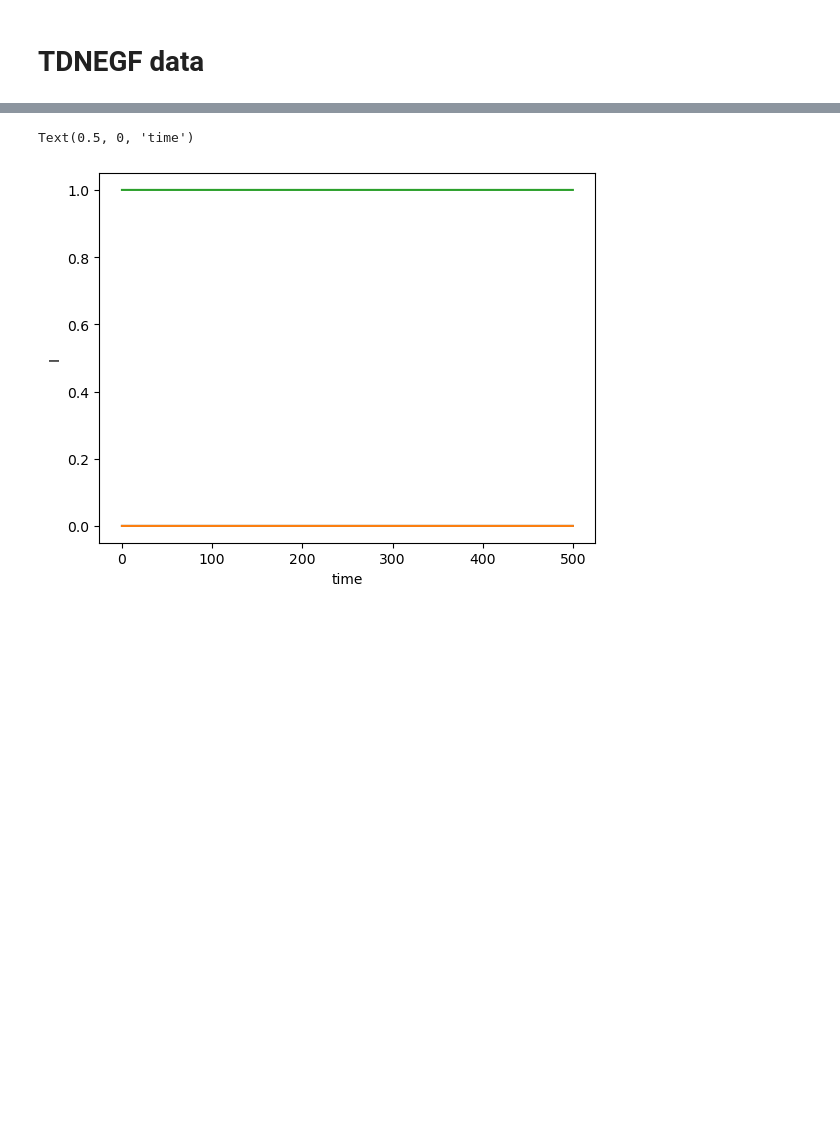
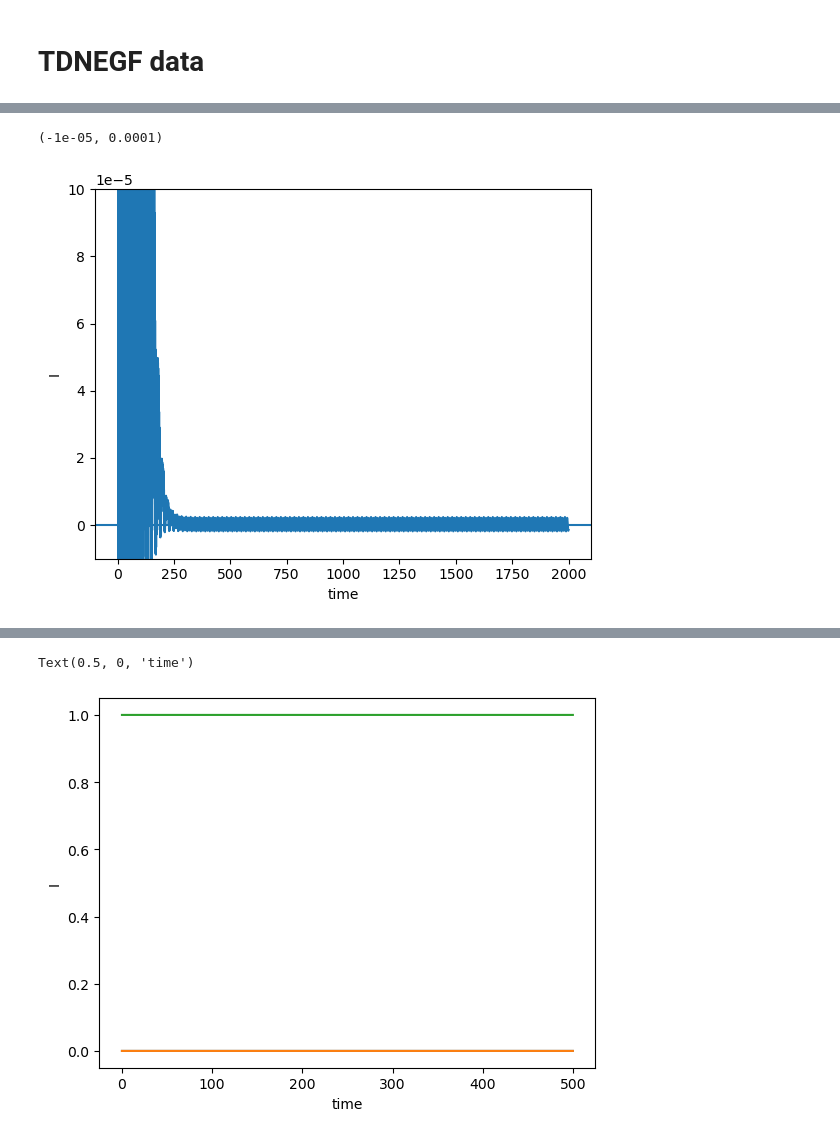
Before and after one commit to Jalil199/TDNEGF, a Jupyter notebook: Figures_main.ipynb, the cells around one changed output, grey strips where cells are left out. Saved outputs shown, nothing was run; the diff lists cells and outputs as text; code cells hidden in the pictures; blank space fills up the shorter version.

```diff
--- a/Figures_main.ipynb
+++ b/Figures_main.ipynb
@@ -27,0 +38,14 @@ axs.set_ylim([-0.1,0.1])
+# %%
+fig,axs = plt.subplots(1,1)
+#plt.plot(data[f"cspins_f_{name1}"][:,0],data[f"cspins_f_{name1}"][:,13])
+axs.plot(cc_f[:,0],cc_f[:,2])
+#axs.plot(cc_f[:,0],cc_f[:,2])
+#axs.plot(cc_f[:,0],cc_f[:,3])
+axs.set_ylabel("I")
+axs.set_xlabel("time")
+axs.set_ylim([-0.1,0.1])
+axs.axhline(0.)
+plt.ylim([-1e-5,10e-5])
+# %% [output]
+(-1e-05, 0.0001)
+[figure, added]
```
Also changed, not shown: parts of 6 cells of this notebook, 4 other files.
